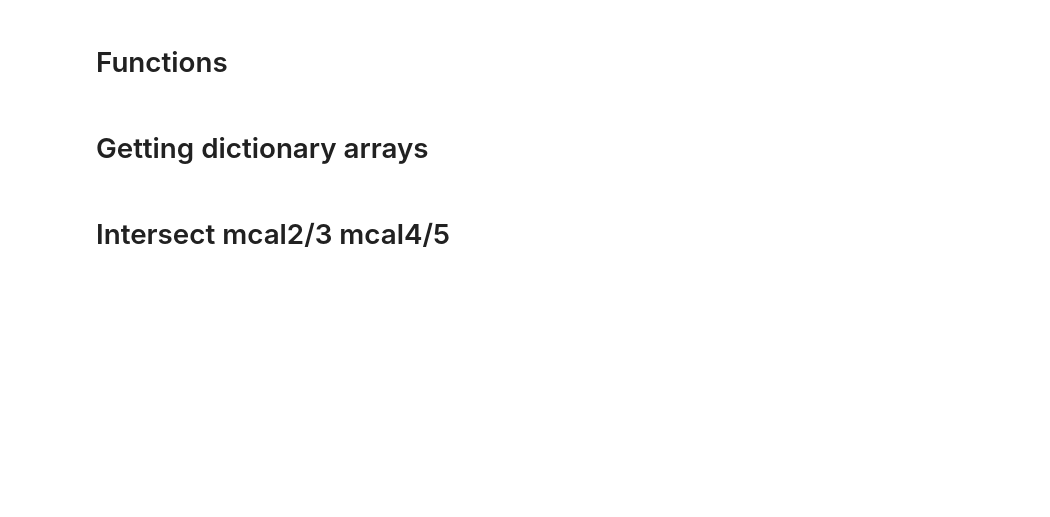
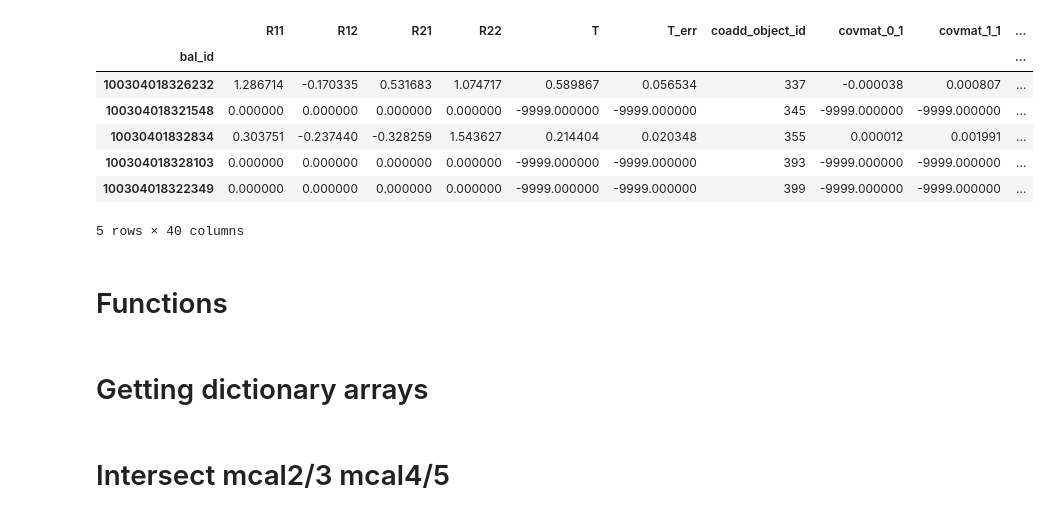
Before and after one commit to aa-12323/balrog_mcal, a Jupyter notebook: lib/balrog_mcal.ipynb, the cells around one changed output. Cells and saved outputs as stored; diff of their text form; code cells hidden in the pictures; blank space fills up the shorter version.

Commit message:
use bal_id as the index of data with bal_id

```diff
--- a/lib/balrog_mcal.ipynb
+++ b/lib/balrog_mcal.ipynb
@@ -39,6 +39,3 @@ def load_mcal():
 
     mcal_list=[mcal0,mcal1,mcal2,mcal3,mcal4,mcal5]
     return (mcal_list)
-# %%
-mcal_list=load_mcal()
-photdf=load_true()
@@ -47,9 +46,12 @@ def get_df_list(mcal_list):
     mcal_df_list =[]
     for catalog in mcal_list:
         local_df=pd.DataFrame()
-        for key in list(catalog.keys()):
+        for key in catalog.keys():
             local_df[key]=np.array(catalog[key][:]).byteswap().newbyteorder()
+        if 'bal_id' in local_df.keys():
+            local_df.set_index('bal_id',inplace=True)
+            print ("got it")
         mcal_df_list.append(local_df)
     return(mcal_df_list)
-
-mcal_df_list=get_df_list(mcal_list)
+# %%
+mcal_df_list=get_df_list(load_mcal())
@@ -56,3 +107,14 @@ mcal_df_list=get_df_list(mcal_list)
+# %%
+mcal_df_list[4].head()
+# %% [output]
+|  | R11 | R12 | R21 | R22 | T | T_err | coadd_object_id | covmat_0_1 | covmat_1_1 | ... |
+| bal_id |  |  |  |  |  |  |  |  |  | ... |
+| 100304018326232 | 1.286714 | -0.170335 | 0.531683 | 1.074717 | 0.589867 | 0.056534 | 337 | -0.000038 | 0.000807 | ... |
+| 100304018321548 | 0.000000 | 0.000000 | 0.000000 | 0.000000 | -9999.000000 | -9999.000000 | 345 | -9999.000000 | -9999.000000 | ... |
+| 10030401832834 | 0.303751 | -0.237440 | -0.328259 | 1.543627 | 0.214404 | 0.020348 | 355 | 0.000012 | 0.001991 | ... |
+| 100304018328103 | 0.000000 | 0.000000 | 0.000000 | 0.000000 | -9999.000000 | -9999.000000 | 393 | -9999.000000 | -9999.000000 | ... |
+| 100304018322349 | 0.000000 | 0.000000 | 0.000000 | 0.000000 | -9999.000000 | -9999.000000 | 399 | -9999.000000 | -9999.000000 | ... |
+5 rows × 40 columns
 # %%
 # def get_np_unsheared_array(catalog_array):
 #     catalog_array_unsheared=[]
```
Also changed, not shown: parts of 8 cells of this notebook.
